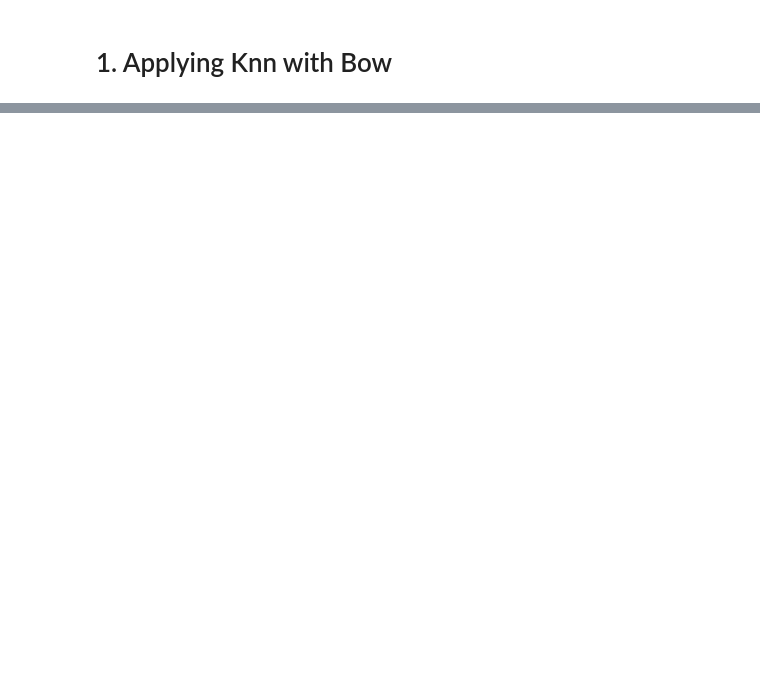
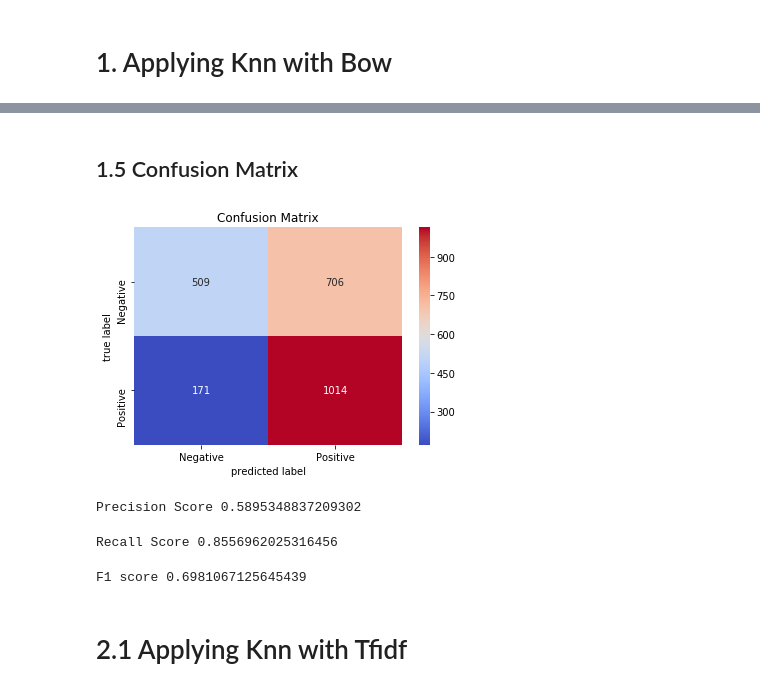
Before and after one commit to dasilakushagra/Amazon-Fine-Food-Dataset, a Jupyter notebook: Applying KNN on Data.ipynb, the cells around one changed output, grey strips where cells are left out. Cells and saved outputs as stored; diff of their text form; code cells hidden in the pictures; blank space fills up the shorter version.

```diff
--- a/Applying KNN on Data.ipynb
+++ b/Applying KNN on Data.ipynb
@@ -77,0 +219,30 @@ y_test.shape
+# %% [markdown]
+## 1.5 Confusion Matrix
+# %%
+y_pred=knn.predict(X_test_vect)
+con=confusion_matrix(y_test,y_pred)
+# con[0]=(con[0]*100)/np.sum(con[0])
+# con[1]=(con[1]*100)/np.sum(con[1])
+con=pd.DataFrame(con,index=['Negative','Positive'],columns=['Negative','Positive'])
+sns.heatmap(con,annot=True,fmt='d',cmap='coolwarm')
+plt.title('Confusion Matrix')
+plt.xlabel("predicted label")
+plt.ylabel("true label")
+plt.show()
+# %% [output]
+[figure, added]
+# %%
+y_pred=knn.predict(X_test_vect)
+print("Precision Score",precision_score(y_test,y_pred))
+# %% [output]
+Precision Score 0.5895348837209302
+# %%
+print("Recall Score",recall_score(y_test,y_pred))
+# %% [output]
+Recall Score 0.8556962025316456
+# %%
+print('F1 score',f1_score(y_test,y_pred))
+# %% [output]
+F1 score 0.6981067125645439
+# %% [markdown]
+# 2.1 Applying Knn with Tfidf
```
Also changed, not shown: parts of 86 cells of this notebook.
